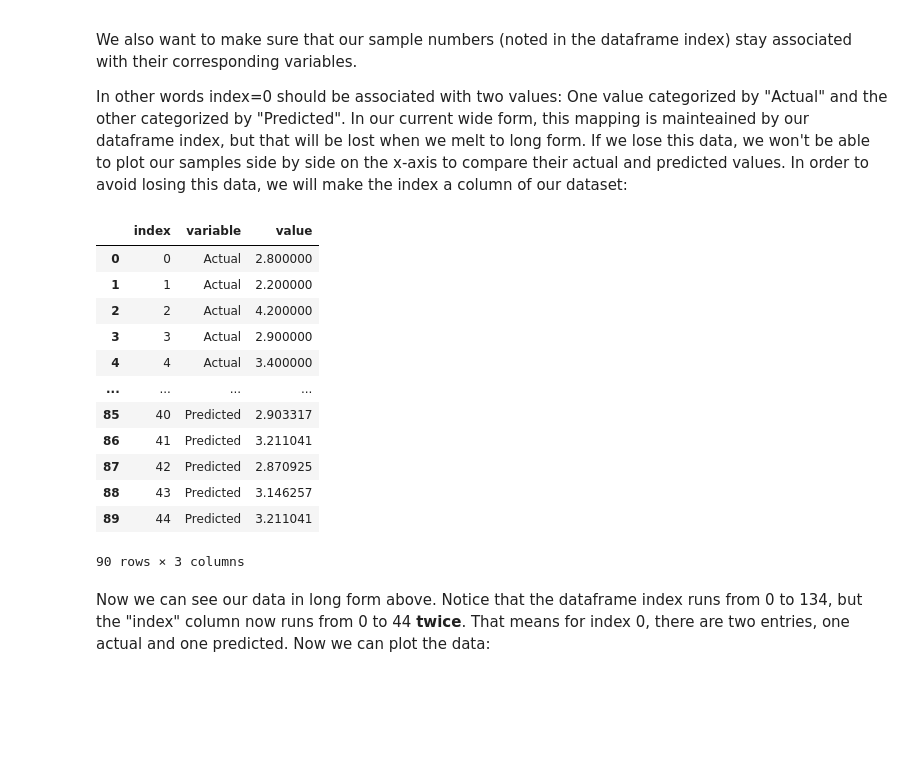
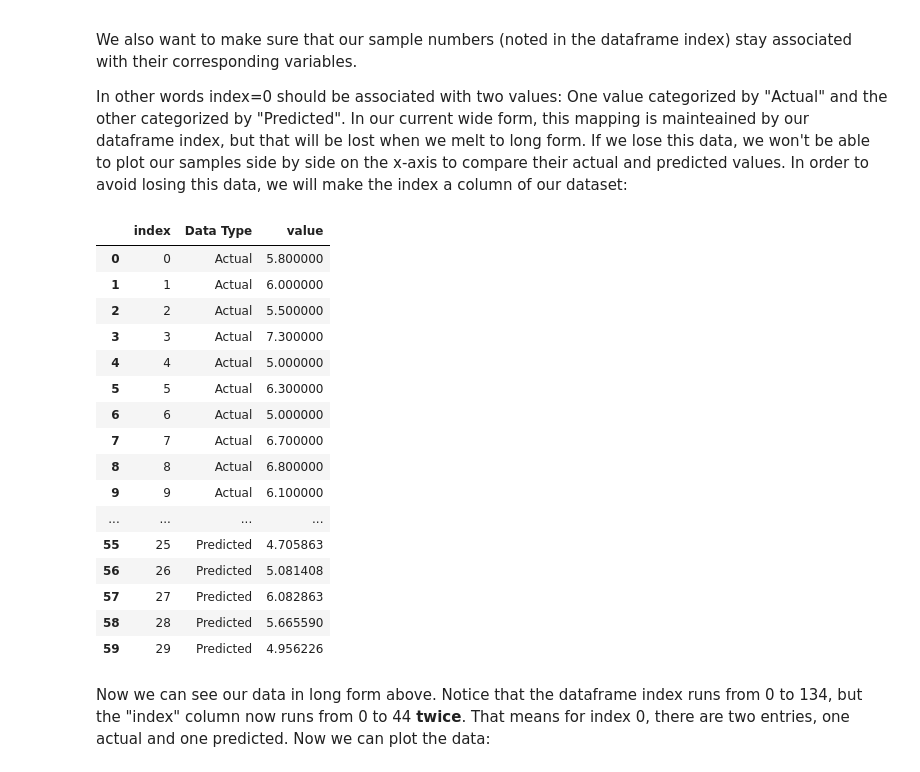
Before and after one commit to wcneill/ml-from-scratch, a Jupyter notebook: jupyter_practice/linear_regression_02.ipynb, the cells around one changed output. Cells and saved outputs as stored; diff of their text form; code cells hidden in the pictures; blank space fills up the shorter version.

```diff
--- a/jupyter_practice/linear_regression_02.ipynb
+++ b/jupyter_practice/linear_regression_02.ipynb
@@ -85,8 +85,8 @@ Let's try to predict sepal length based on petal width using linear regression.
 # %%
-X = dataset['pet wdth'].to_numpy().reshape(-1,1)
-Y = dataset['sep wdth'].to_numpy().reshape(-1,1)
+X = dataset['pet lnth'].to_numpy().reshape(-1,1)
+Y = dataset['sep lnth'].to_numpy().reshape(-1,1)
 
-x_train, x_test, y_train, y_test = train_test_split(X, Y, test_size=.3, random_state=0)
+x_train, x_test, y_train, y_test = train_test_split(X, Y, test_size=.2, random_state=0)
 # %% [markdown]
 Now, we have split our data out and we want to train our model:
 # %%
@@ -165,22 +165,26 @@ We also want to make sure that our sample numbers (noted in the dataframe index)
 In other words index=0 should be associated with two values: One value categorized by "Actual" and the other categorized by "Predicted". In our current wide form, this mapping is mainteained by our dataframe index, but that will be lost when we melt to long form. If we lose this data, we won't be able to plot our samples side by side on the x-axis to compare their actual and predicted values. In order to avoid losing this data, we will make the index a column of our dataset:
 # %%
 df = df.reset_index()
-df_melted = df.melt(id_vars='index')
+df_melted = df.melt(id_vars='index', var_name='Data Type')
 df_melted
 # %% [output]
-|  | index | variable | value |
-| 0 | 0 | Actual | 2.800000 |
-| 1 | 1 | Actual | 2.200000 |
-| 2 | 2 | Actual | 4.200000 |
-| 3 | 3 | Actual | 2.900000 |
-| 4 | 4 | Actual | 3.400000 |
+|  | index | Data Type | value |
+| 0 | 0 | Actual | 5.800000 |
+| 1 | 1 | Actual | 6.000000 |
+| 2 | 2 | Actual | 5.500000 |
+| 3 | 3 | Actual | 7.300000 |
+| 4 | 4 | Actual | 5.000000 |
+| 5 | 5 | Actual | 6.300000 |
+| 6 | 6 | Actual | 5.000000 |
+| 7 | 7 | Actual | 6.700000 |
+| 8 | 8 | Actual | 6.800000 |
+| 9 | 9 | Actual | 6.100000 |
 | ... | ... | ... | ... |
-| 85 | 40 | Predicted | 2.903317 |
-| 86 | 41 | Predicted | 3.211041 |
-| 87 | 42 | Predicted | 2.870925 |
-| 88 | 43 | Predicted | 3.146257 |
-| 89 | 44 | Predicted | 3.211041 |
+| 55 | 25 | Predicted | 4.705863 |
+| 56 | 26 | Predicted | 5.081408 |
+| 57 | 27 | Predicted | 6.082863 |
+| 58 | 28 | Predicted | 5.665590 |
+| 59 | 29 | Predicted | 4.956226 |
-90 rows × 3 columns
 # %% [markdown]
 Now we can see our data in long form above. Notice that the dataframe index runs from 0 to 134, but the "index" column now runs from 0 to 44 __twice__. That means for index 0, there are two entries, one actual and one predicted. Now we can plot the data:
 # %%
```
Also changed, not shown: parts of 10 cells of this notebook.
